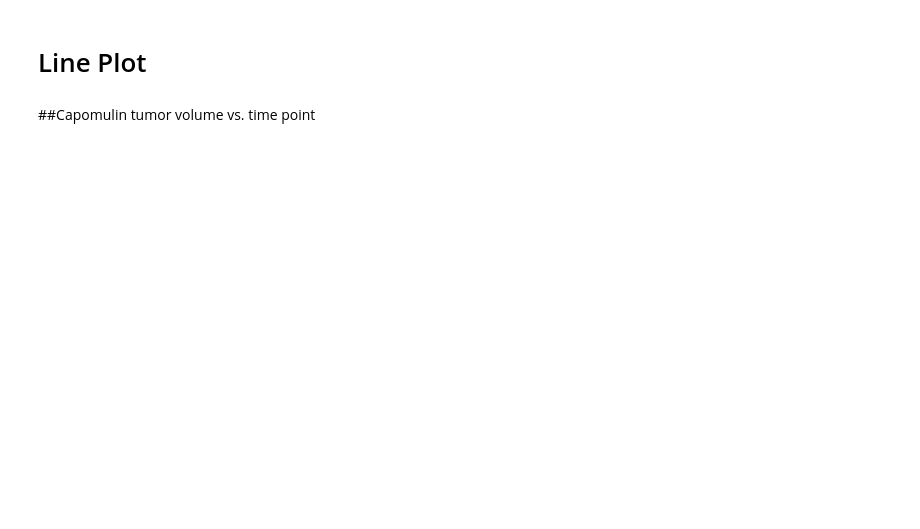
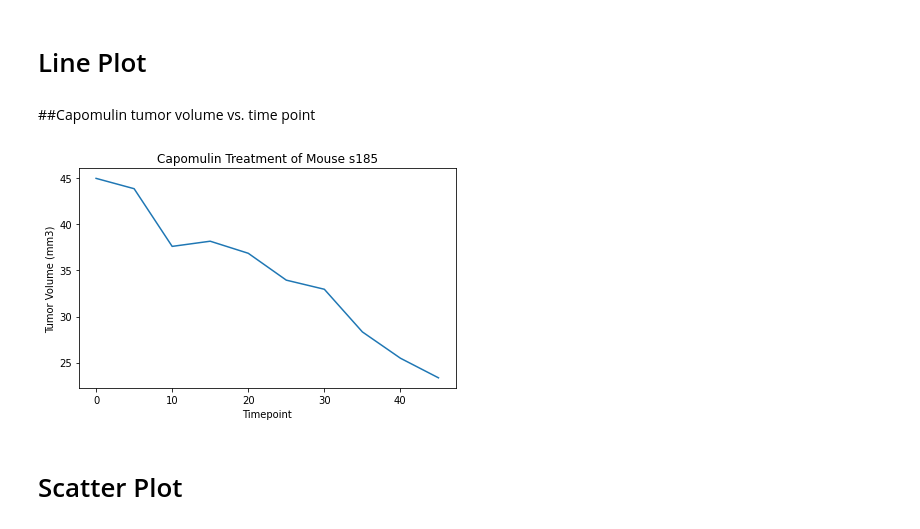
Before and after one commit to josiedeleon/Matplotlib--The-Power-of-Plots, a Jupyter notebook: Pymaceuticals.ipynb, the cells around one changed output. Cells and saved outputs as stored; diff of their text form; code cells hidden in the pictures; blank space fills up the shorter version.

```diff
--- a/Pymaceuticals.ipynb
+++ b/Pymaceuticals.ipynb
@@ -315,3 +320,15 @@ plt.show()
 # Line Plot
 # %% [markdown]
 ##Capomulin tumor volume vs. time point
+# %%
+capomulin = clean_mouse_data.loc[clean_mouse_data['Drug Regimen']=='Capomulin']
+mouse1_data = capomulin.loc[capomulin['Mouse ID']== 's185']
+plt.plot(mouse1_data['Timepoint'],mouse1_data['Tumor Volume (mm3)'])
+plt.xlabel('Timepoint')
+plt.ylabel('Tumor Volume (mm3)')
+plt.title('Capomulin Treatment of Mouse s185')
+plt.tight_layout()
+# %% [output]
+[figure, added]
+# %% [markdown]
+# Scatter Plot
```
Also changed, not shown: parts of 8 cells of this notebook.
